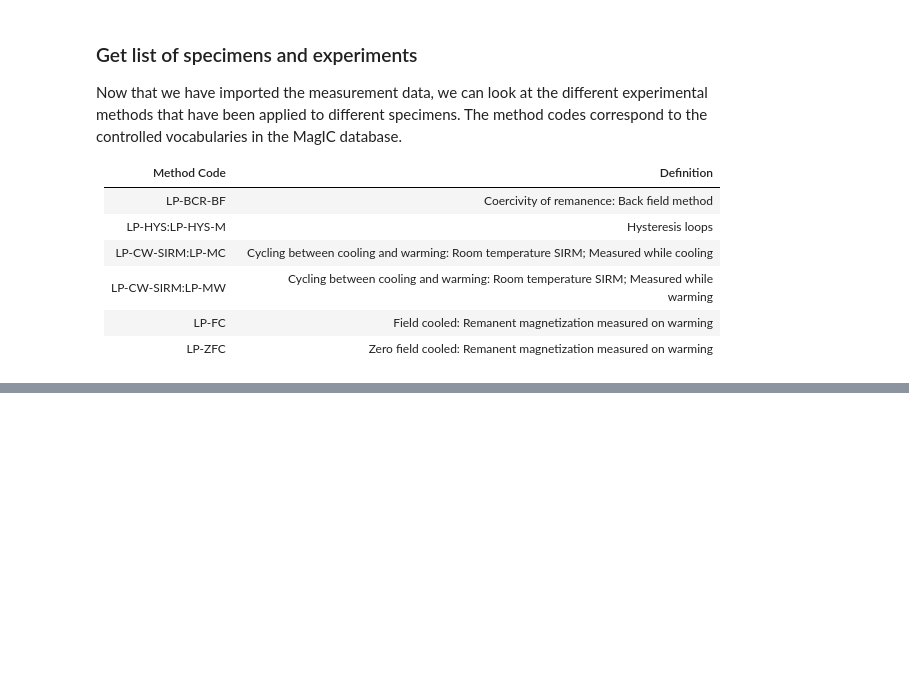
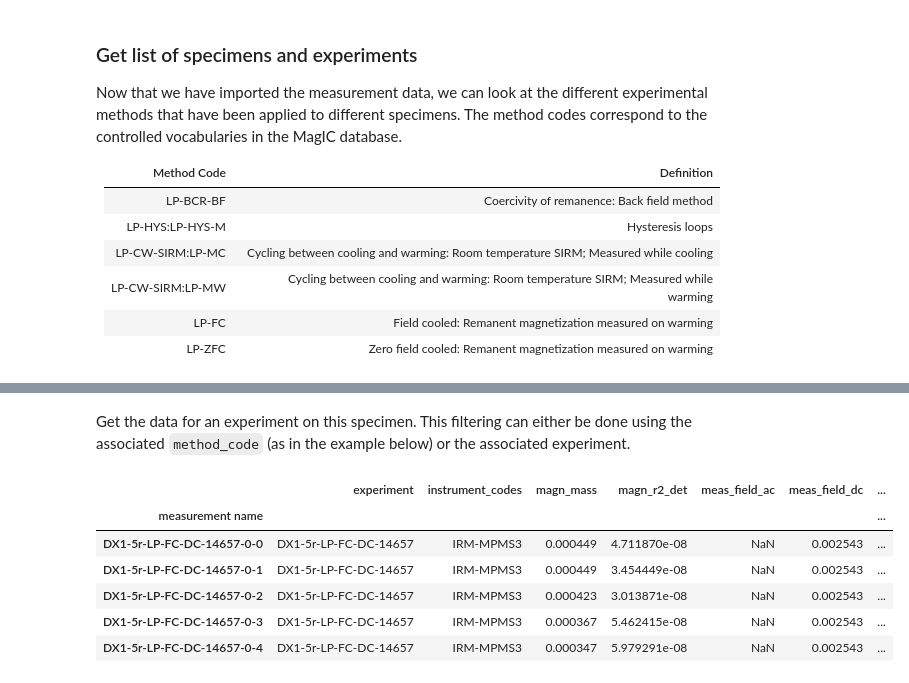
Before and after one commit to PmagPy/RockmagPy-notebooks, a Jupyter notebook: rockmag_data_unpack.ipynb, the cells around one changed output, grey strips where cells are left out. Saved outputs shown, nothing was run; the diff lists cells and outputs as text; code cells hidden in the pictures; blank space fills up the shorter version.

```diff
--- a/rockmag_data_unpack.ipynb
+++ b/rockmag_data_unpack.ipynb
@@ -97,0 +204,14 @@ experiments
+# %% [markdown]
+Get the data for an experiment on this specimen. This filtering can either be done using the associated `method_code` (as in the example below) or the associated experiment.
+# %%
+experiment_method_code = 'LP-FC'
+fc_data = specimen_data[specimen_data['method_codes'].str.contains(experiment_method_code, na=False)]
+fc_data.head()
+# %% [output]
+|  | experiment | instrument_codes | magn_mass | magn_r2_det | meas_field_ac | meas_field_dc | ... |
+| measurement name |  |  |  |  |  |  | ... |
+| DX1-5r-LP-FC-DC-14657-0-0 | DX1-5r-LP-FC-DC-14657 | IRM-MPMS3 | 0.000449 | 4.711870e-08 | NaN | 0.002543 | ... |
+| DX1-5r-LP-FC-DC-14657-0-1 | DX1-5r-LP-FC-DC-14657 | IRM-MPMS3 | 0.000449 | 3.454449e-08 | NaN | 0.002543 | ... |
+| DX1-5r-LP-FC-DC-14657-0-2 | DX1-5r-LP-FC-DC-14657 | IRM-MPMS3 | 0.000423 | 3.013871e-08 | NaN | 0.002543 | ... |
+| DX1-5r-LP-FC-DC-14657-0-3 | DX1-5r-LP-FC-DC-14657 | IRM-MPMS3 | 0.000367 | 5.462415e-08 | NaN | 0.002543 | ... |
+| DX1-5r-LP-FC-DC-14657-0-4 | DX1-5r-LP-FC-DC-14657 | IRM-MPMS3 | 0.000347 | 5.979291e-08 | NaN | 0.002543 | ... |
```
Also changed, not shown: parts of 15 cells of this notebook.
